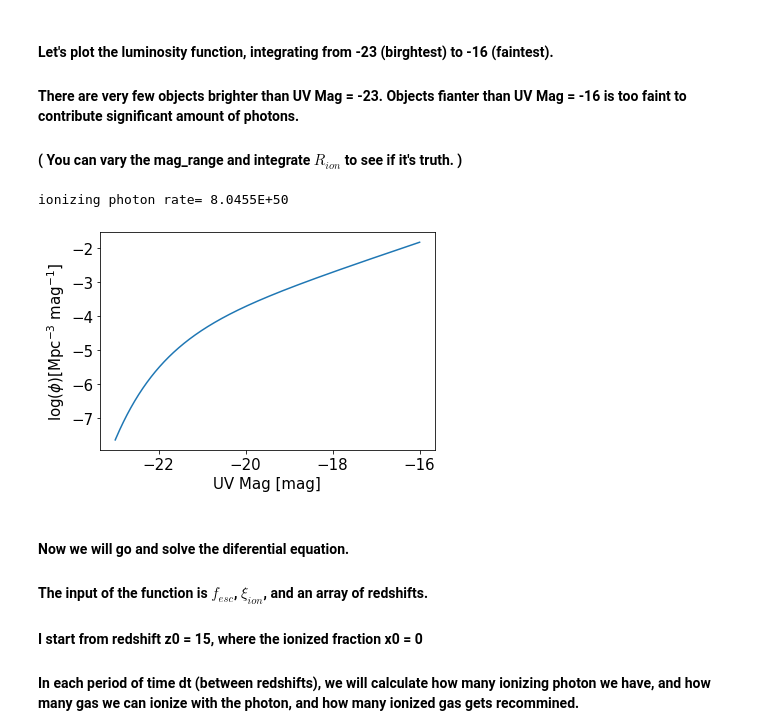
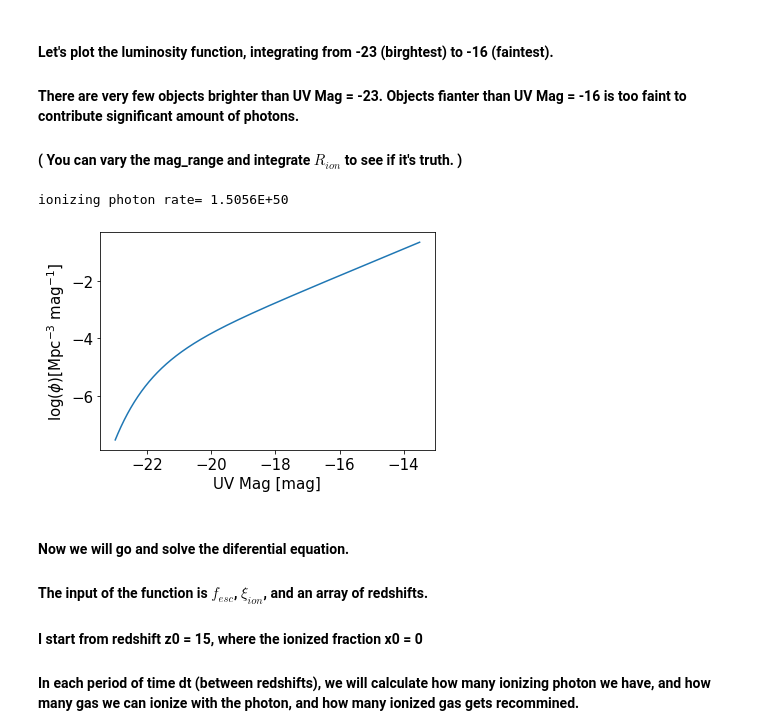
Before and after one commit to lin00025/astro_notebook, a Jupyter notebook: Reionization_history.ipynb, the cells around one changed output. Saved outputs shown, nothing was run; the diff lists cells and outputs as text; code cells hidden in the pictures.

```diff
--- a/Reionization_history.ipynb
+++ b/Reionization_history.ipynb
@@ -66,11 +66,21 @@ def LF(M, opz):  # https://ui.adsabs.harvard.edu/abs/2015ApJ...803...34B/abstrac
     nM = 0.4*np.log(10)*psi*np.power( 10**( 0.4*(M0-M) ), alpha+1 ) * np.exp(-10 ** ( 0.4*(M0-M)) )
     return nM
 
+def LF(M, opz):  # https://iopscience.iop.org/article/10.3847/1538-3881/abf83e/meta
+    psi = 0.40*1e-3*10**(-0.33*(opz-7)+(-0.024*(opz - 7)**2))
+    alpha = -1.94 + (-0.11)*(opz - 7)
+    M0 = -20.97
+    opzt = 2.46 + 1
+    if opz > opzt:
+        M0 = -21.03 + (-0.04)*(opz - 7)
+
+    nM = 0.4*np.log(10)*psi* np.power( 10**( 0.4*(M0-M) ), alpha+1 ) * np.exp(-10 ** ( 0.4*(M0-M)) )
+    return nM
+
 
 def Mag_to_L(M, opz):
-    mag = ABMag_to_mag(M, opz)
-    flux = mag_to_flux(mag)
-    L  = flux  * 4*np.pi*d_cm(opz)**2
+    flux = mag_to_flux(M)
+    L  = flux  * 4*np.pi*(10*3.086e+18)**2
     return L
 
 
@@ -84,27 +94,27 @@ def Rion(fesc, xi_ion, rho_UV ):
 # %%
 ## At redshift of 8:
 opz = 1+8
-mag_range = np.arange(-16, -23, -0.001 )
+mag_range = np.arange(-13.5, -23, -0.001 )
 L_range = Mag_to_L(mag_range, opz )
 
 # integral over UV:  integral = simps(y, x)
 tot_UV = integrate.simps(LF(mag_range, 9), L_range)
 Rion_range = Rion(fesc = 0.1, xi_ion = 25.2, rho_UV = tot_UV)
 print('ionizing photon rate=',"{:.4E}".format( Rion_range) )
 
 
 fig, ax = plt.subplots(1,figsize=(6,4))
 x = mag_range
 y = np.log10(LF(mag_range, opz) )
 
 ax.plot(x ,y )
 ax.set_xlabel('UV Mag [mag]', fontsize=15)
 ax.set_ylabel(r'log($\phi$)[Mpc$^{-3}$ mag$^{-1}$]', fontsize=15)
 ax.tick_params(axis='x', labelsize=15)
 ax.tick_params(axis='y', labelsize=15)
 # %% [output]
-ionizing photon rate= 8.0455E+50
+ionizing photon rate= 1.5056E+50
-[figure, old version]
+[figure, new version]
 # %% [markdown]
 #### Now we will go and solve the diferential equation.
 
```
Also changed, not shown: parts of 2 cells of this notebook.
